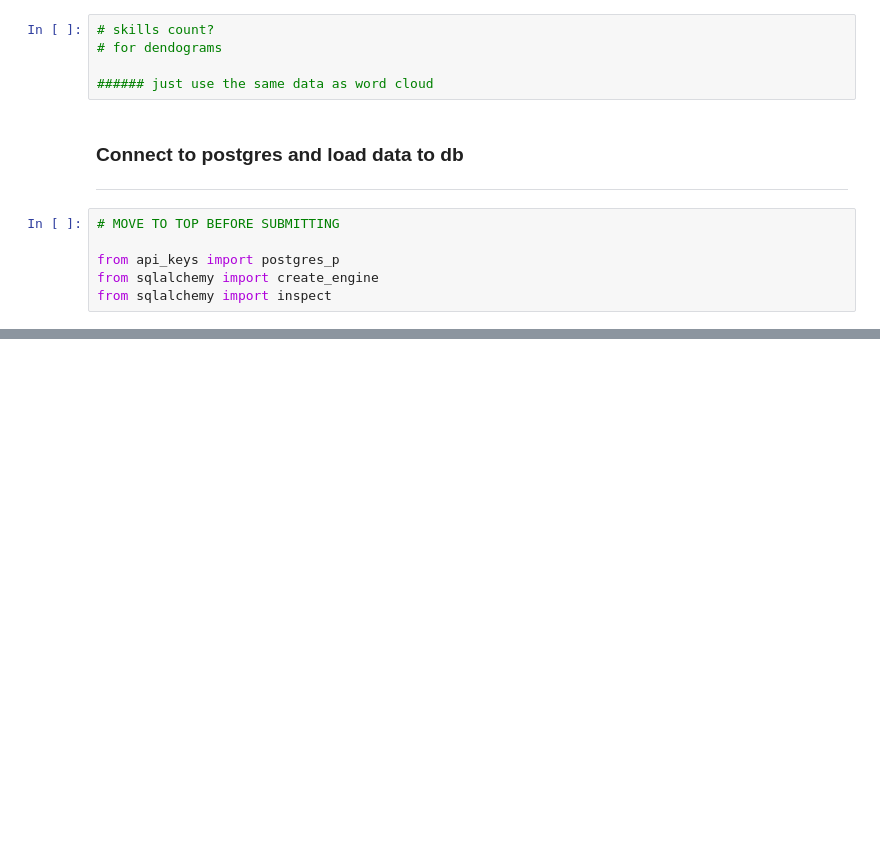
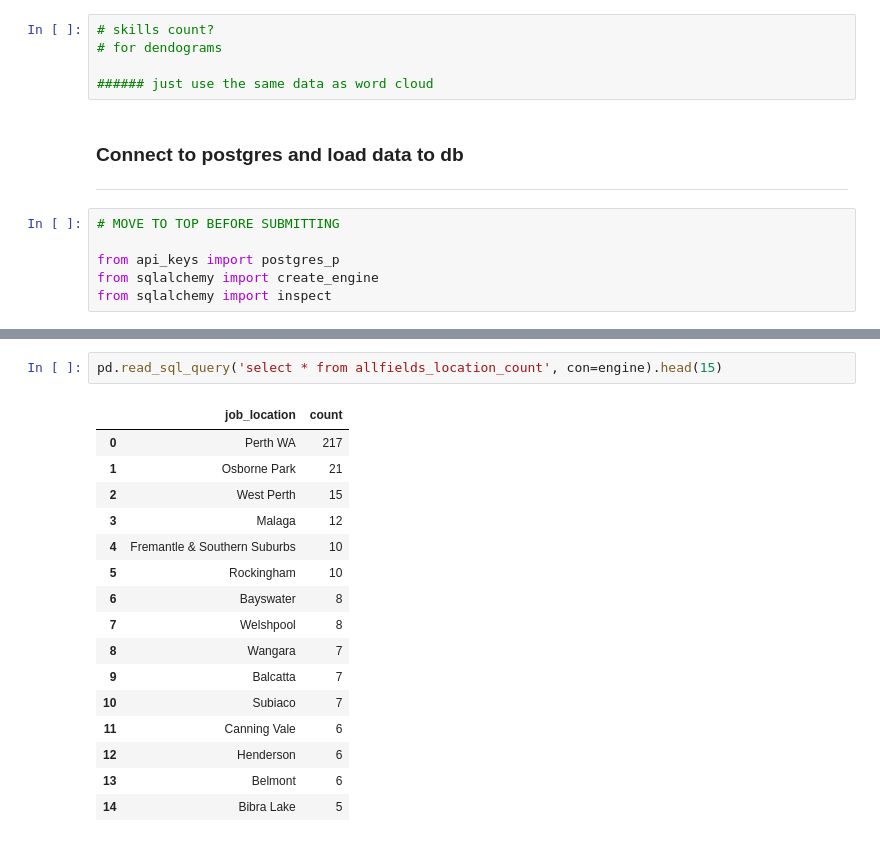
Before and after one commit to jonowood/Project_3, a Jupyter notebook: Webscraper Clean - Jon-checkpoint.ipynb, the cells around one changed output, grey strips where cells are left out. Drawn from its saved outputs; the diff is of its cells as text; blank space fills up the shorter version.

```diff
--- a/Webscraper Clean - Jon-checkpoint.ipynb
+++ b/Webscraper Clean - Jon-checkpoint.ipynb
@@ -467,0 +504,19 @@ pd.read_sql_query('select * from job_id', con=engine).head(15)
+# %%
+pd.read_sql_query('select * from allfields_location_count', con=engine).head(15)
+# %% [output]
+|  | job_location | count |
+| 0 | Perth WA | 217 |
+| 1 | Osborne Park | 21 |
+| 2 | West Perth | 15 |
+| 3 | Malaga | 12 |
+| 4 | Fremantle & Southern Suburbs | 10 |
+| 5 | Rockingham | 10 |
+| 6 | Bayswater | 8 |
+| 7 | Welshpool | 8 |
+| 8 | Wangara | 7 |
+| 9 | Balcatta | 7 |
+| 10 | Subiaco | 7 |
+| 11 | Canning Vale | 6 |
+| 12 | Henderson | 6 |
+| 13 | Belmont | 6 |
+| 14 | Bibra Lake | 5 |
```
Also changed, not shown: parts of 15 cells of this notebook, 2 other files.
